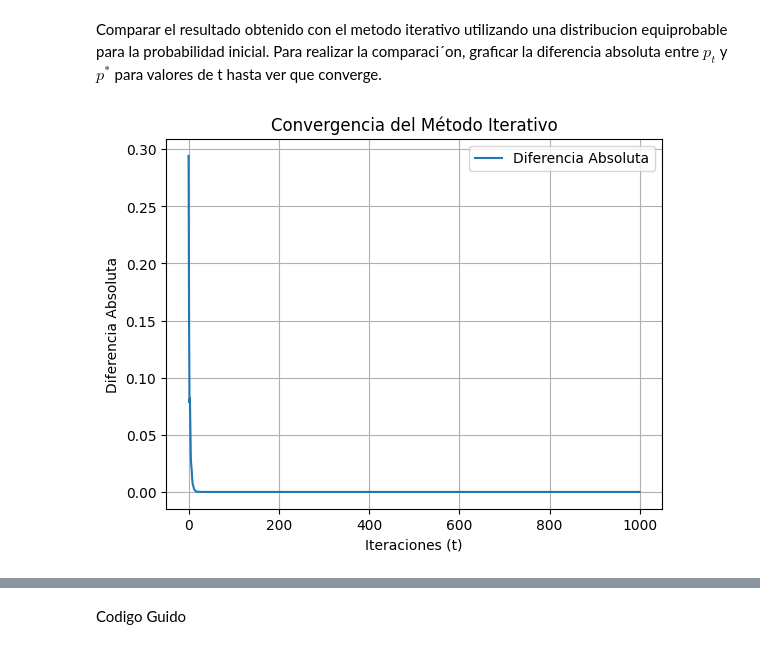
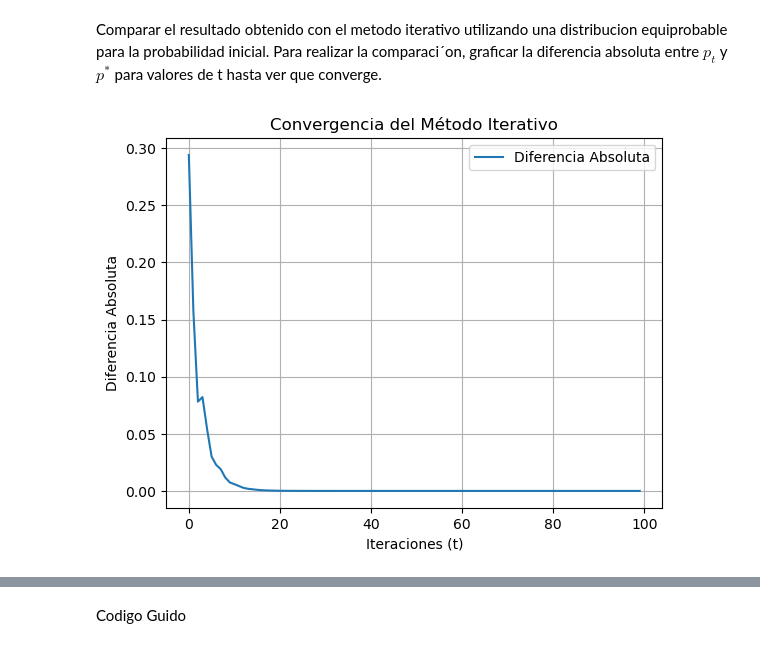
Before and after one commit to emilymaccarthy/PageRank_papers, a Jupyter notebook: ejercicio_{3}.ipynb, the cells around one changed output, grey strips where cells are left out. Saved outputs shown, nothing was run; the diff lists cells and outputs as text; code cells hidden in the pictures.

```diff
--- a/ejercicio_{3}.ipynb
+++ b/ejercicio_{3}.ipynb
@@ -228,34 +228,34 @@ for i in range(N):
 
 # Método iterativo
 tolerancia = 0.0000000000000000000000000000000000000000000000000000000000000000000000000000000000000001
-max_iteraciones = 1000
+max_iteraciones = 100
 diferencias = []
 
 
 for t in range(max_iteraciones):
     p_previo = p.__copy__()
     parte_div = (1 - d) / N
     WD = W @ D
     WDP_t = WD @ p_previo
     p = parte_div * unos + d *WDP_t
 
     # Calcular la diferencia absoluta entre p y p*
     dif = calcular_diferencia_entre_vectores(p,p_star)
 
     diferencias.append(dif)
 
     if dif < tolerancia:
         print(f"Convergencia alcanzada en la iteración {t + 1}.")
         break
 
 # Graficar la diferencia absoluta vs. t
 plt.figure()
 plt.plot(range(max_iteraciones), diferencias, label='Diferencia Absoluta')
 plt.xlabel('Iteraciones (t)')
 plt.ylabel('Diferencia Absoluta')
 plt.title('Convergencia del Método Iterativo')
 plt.legend()
 plt.grid(True)
 plt.show()
 # %% [output]
-[figure, old version]
+[figure, new version]
```
Also changed, not shown: parts of 3 cells of this notebook, 2 other files.
